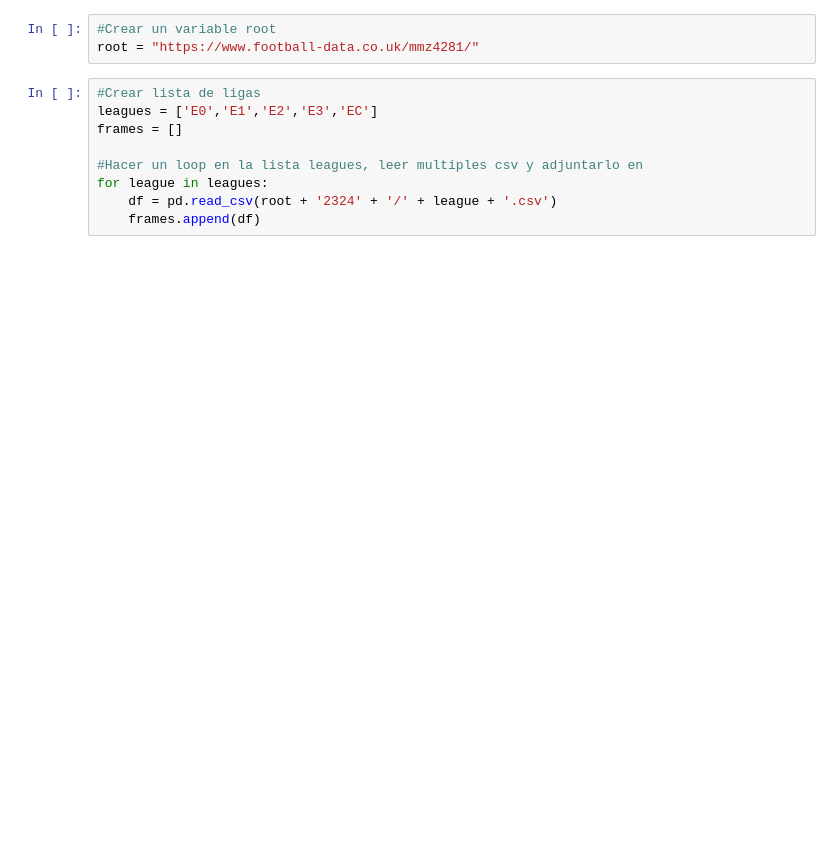
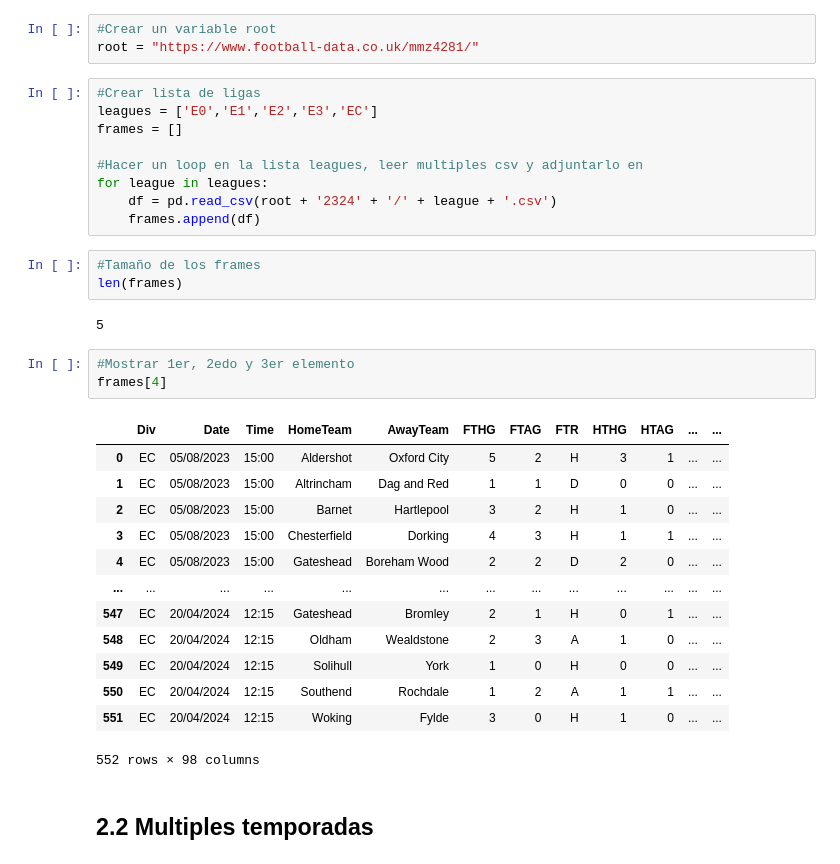
Before and after one commit to contrerascs/Proyectos-Python, a Jupyter notebook: Web-Scraping-Basic/AutomateWebScraping.ipynb, the cells around one changed output. Cells and saved outputs as stored; diff of their text form; blank space fills up the shorter version.

Commit message:
Extraemos multiples ligas de multiples temporadas

```diff
--- a/Web-Scraping-Basic/AutomateWebScraping.ipynb
+++ b/Web-Scraping-Basic/AutomateWebScraping.ipynb
@@ -64,3 +66,27 @@ frames = []
 for league in leagues:
     df = pd.read_csv(root + '2324' + '/' + league + '.csv')
     frames.append(df)
+# %%
+#Tamaño de los frames
+len(frames)
+# %% [output]
+5
+# %%
+#Mostrar 1er, 2edo y 3er elemento
+frames[4]
+# %% [output]
+|  | Div | Date | Time | HomeTeam | AwayTeam | FTHG | FTAG | FTR | HTHG | HTAG | ... | ... |
+| 0 | EC | 05/08/2023 | 15:00 | Aldershot | Oxford City | 5 | 2 | H | 3 | 1 | ... | ... |
+| 1 | EC | 05/08/2023 | 15:00 | Altrincham | Dag and Red | 1 | 1 | D | 0 | 0 | ... | ... |
+| 2 | EC | 05/08/2023 | 15:00 | Barnet | Hartlepool | 3 | 2 | H | 1 | 0 | ... | ... |
+| 3 | EC | 05/08/2023 | 15:00 | Chesterfield | Dorking | 4 | 3 | H | 1 | 1 | ... | ... |
+| 4 | EC | 05/08/2023 | 15:00 | Gateshead | Boreham Wood | 2 | 2 | D | 2 | 0 | ... | ... |
+| ... | ... | ... | ... | ... | ... | ... | ... | ... | ... | ... | ... | ... |
+| 547 | EC | 20/04/2024 | 12:15 | Gateshead | Bromley | 2 | 1 | H | 0 | 1 | ... | ... |
+| 548 | EC | 20/04/2024 | 12:15 | Oldham | Wealdstone | 2 | 3 | A | 1 | 0 | ... | ... |
+| 549 | EC | 20/04/2024 | 12:15 | Solihull | York | 1 | 0 | H | 0 | 0 | ... | ... |
+| 550 | EC | 20/04/2024 | 12:15 | Southend | Rochdale | 1 | 2 | A | 1 | 1 | ... | ... |
+| 551 | EC | 20/04/2024 | 12:15 | Woking | Fylde | 3 | 0 | H | 1 | 0 | ... | ... |
+552 rows × 98 columns
+# %% [markdown]
+## 2.2 Multiples temporadas
```
Also changed, not shown: parts of 4 cells of this notebook.
